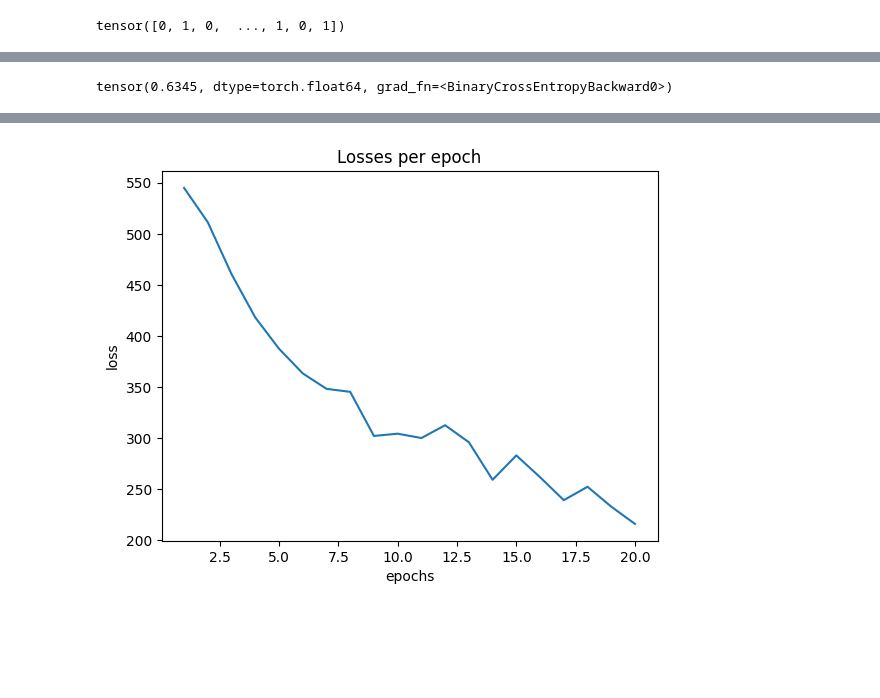
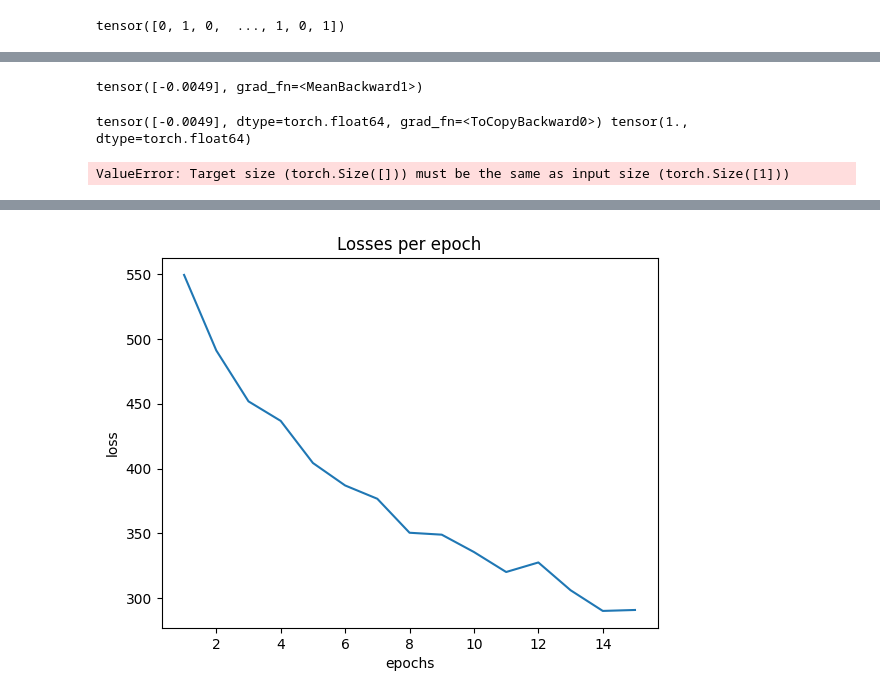
Before and after one commit to AndrewCheng02/DSC180B-Capstone-ProjectA09, a Jupyter notebook: Notebooks/Application/GNN.ipynb, the cells around one changed output, grey strips where cells are left out. Drawn from its saved outputs; the diff is of its cells as text; code cells hidden in the pictures; blank space fills up the shorter version.

```diff
--- a/Notebooks/Application/GNN.ipynb
+++ b/Notebooks/Application/GNN.ipynb
@@ -80,7 +94,7 @@ torch.Size([2, 2467])
 # %%
 #Create an undirected edge index from a partial correlation matrix
 def edge_gen_treshold(netmat, treshold):
-    mask = np.triu(abs(netmat) > treshold, k=1) # using only bottom triangle
+    mask = np.triu(abs(netmat) > treshold, k=0) # using only bottom triangle
     edge_i = np.transpose(np.nonzero(mask))
     return torch.tensor(edge_i.T)
 # %%
@@ -151,7 +185,7 @@ class CorrelationDataset(torch.utils.data.Dataset):
 
     def __getitem__(self, idx):
         nmap = torch.tensor(self.netmats.iloc[idx]).float()
-        edge_index = edge_gen_treshold(nmap, 2) #Change treshold here (two is great for testing)
+        edge_index = edge_gen_treshold(nmap, 1) #Change treshold here (two is great for testing)
         graph_data = Data(x=nmap, edge_index=edge_index)
         label = self.labels[idx]
         return graph_data, label
@@ -182,8 +216,9 @@ print(next(test))
 class GCN(nn.Module):
     def __init__(self, hidden_d):
         super(GCN, self).__init__()
+        self.fbn = nn.BatchNorm1d(100,100)
         self.conv1 = GCNConv(100, hidden_d)
-        self.bn1 = nn.BatchNorm1d(hidden_d, )
+        self.bn1 = nn.BatchNorm1d(hidden_d, hidden_d)
         self.conv2 = GCNConv(hidden_d, hidden_d)
         #self.bn2 = nn.BatchNorm1d(hidden_d)
         self.classifier = Linear(hidden_d, 1)
@@ -191,16 +226,16 @@ class GCN(nn.Module):
     def forward(self, data):
         data = data['graph'][0]
         x, edge_index = data.x, data.edge_index
+        #x = self.fbn(x)
         x = self.conv1(x, edge_index)
         x = self.bn1(x)
         x = torch.tanh(x)
-        x = nn.Dropout(p=0.50)(x)
+        x = nn.Dropout(p=0.5)(x)
         x = self.conv2(x, edge_index)
         #x = self.bn2(x)
         x = torch.tanh(x)
-        x = nn.Dropout(p=0.50)(x)
+        x = nn.Dropout(p=0.5)(x)
         x = self.classifier(x).mean(dim=0)
-        x = torch.sigmoid(x)
         return x
 # %%
 hidden_dimmension = 30
@@ -214,10 +257,17 @@ print(next(test))
 # %%
 ah = model(next(test))
+# %%
+ah
+# %% [output]
+tensor([-0.0049], grad_fn=<MeanBackward1>)
 # %%
-criterion = nn.BCELoss()
-criterion(ah.double(),torch.tensor([1]).double())
+
+criterion = nn.BCEWithLogitsLoss()
+print(ah.double(), torch.tensor(1).double())
+criterion(ah.double(),torch.tensor(1).double())
 # %% [output]
-tensor(0.6345, dtype=torch.float64, grad_fn=<BinaryCrossEntropyBackward0>)
+tensor([-0.0049], dtype=torch.float64, grad_fn=<ToCopyBackward0>) tensor(1., dtype=torch.float64)
+ValueError: Target size (torch.Size([])) must be the same as input size (torch.Size([1]))
 # %%
 def train(model, data_loader, device, loss_fn, optimizer):
     model.train()
@@ -252,7 +302,7 @@ def eval(model, loader, device, loss_fn):
             pred = (out.float() > 0.5).float()
         y = d['label'][0]
         cor += (pred == y).sum()
-        tot += pred.shape[0]
+        tot += 1
         total_loss += loss_fn(out.squeeze().float(), y.float())
     return cor/tot, total_loss
 
@@ -281,15 +331,15 @@ def conf_m(model, loader, device):
     plt.show()
 # %%
 device = torch.device("cuda" if torch.cuda.is_available() else "cpu")
-hidden_dimmension = 30
+hidden_dimmension = 25
 model = GCN(hidden_dimmension).to(device)
-optimizer = torch.optim.NAdam(model.parameters(), lr=0.0007, weight_decay=0.0000001)
-criterion = nn.BCELoss()
+optimizer = torch.optim.NAdam(model.parameters(), lr=0.005, weight_decay=0.0000005) #, weight_decay=0.0000005
+criterion = nn.BCEWithLogitsLoss()
 losses = []
 avg_losses = []
 avg_val_losses = []
 
-num_epochs = 20
+num_epochs = 15
 for epoch in range(num_epochs):
     loss, num_true, num_true_guesses = train(model, train_loader, device, criterion, optimizer)
     train_results, train_loss = eval(model, train_loader, device, criterion)
@@ -336 +381 @@ Epoch: 20/20, Loss: 216.136, Avg Loss: 0.269, Train: 84.04%, Validation: 69.00%,
-[figure, old version]
+[figure, new version]
```
Also changed, not shown: parts of 22 cells of this notebook.
